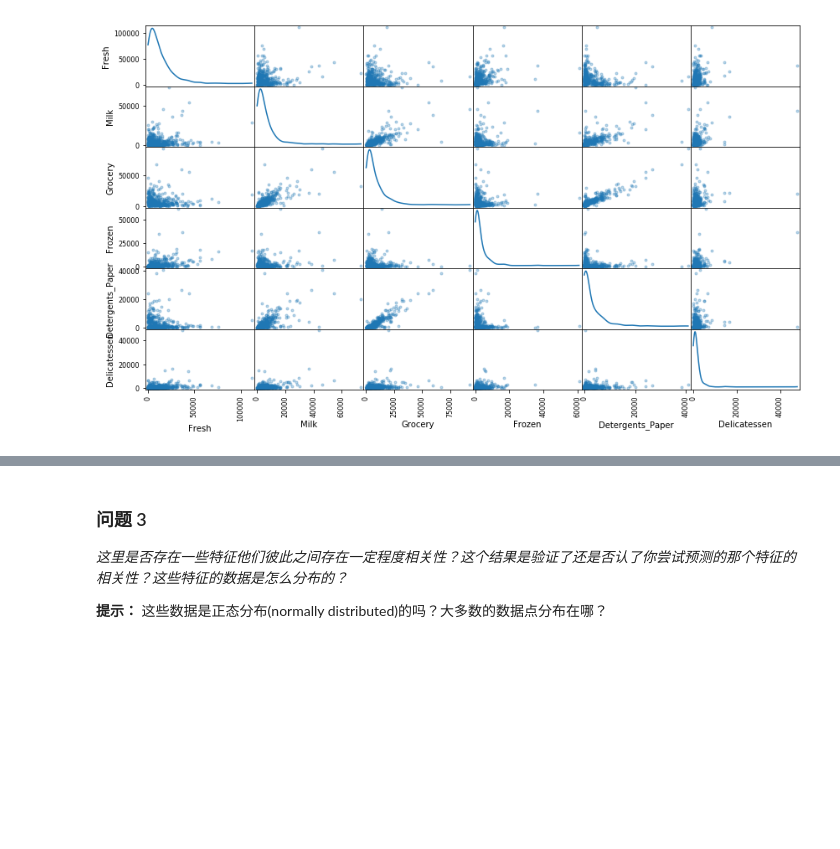
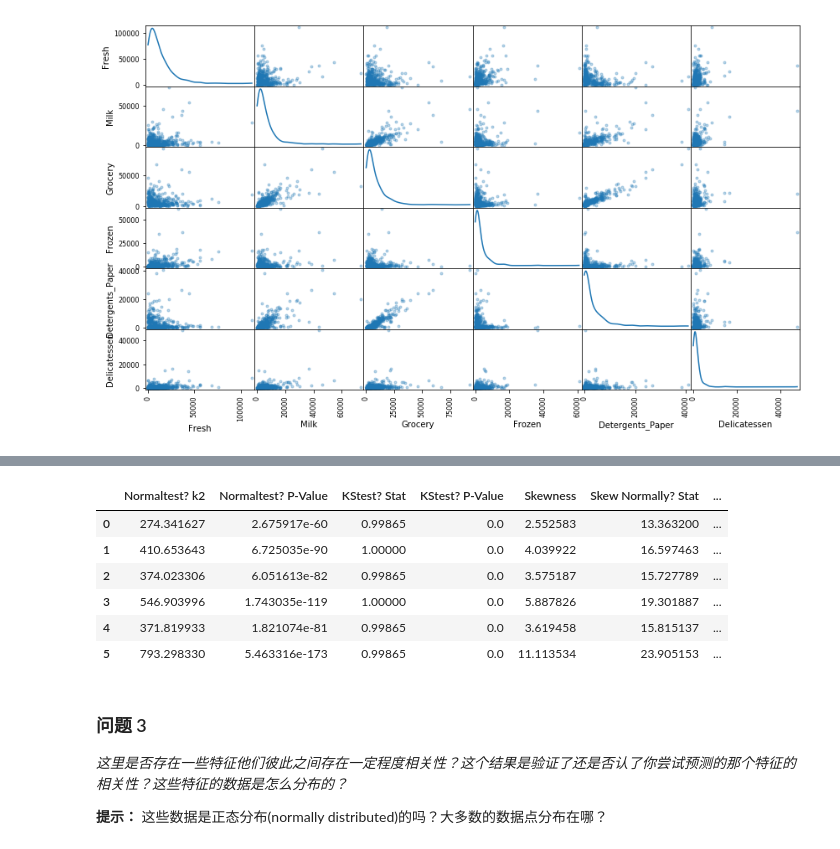
Before and after one commit to fengdasuk19/Udacity-MachineLearningNanoDegree, a Jupyter notebook: projects/customer_segments.old/customer_segments.ipynb, the cells around one changed output, grey strips where cells are left out. Saved outputs shown, nothing was run; the diff lists cells and outputs as text; code cells hidden in the pictures; blank space fills up the shorter version.

Commit message:
finish data formatting

```diff
--- a/projects/customer_segments.old/customer_segments.ipynb
+++ b/projects/customer_segments.old/customer_segments.ipynb
@@ -334,16 +334,63 @@ pd.scatter_matrix(data, alpha = 0.3, figsize = (14,8), diagonal = 'kde');
 # %%
 import scipy
 
-print scipy.stats.normaltest(data)
-print
+normaltest_k2, normaltest_p =  scipy.stats.normaltest(data)
 
-for i in data.keys():
-    print "-----**{}**-----".format(i)
-    print "{} is distributed normally? KS: {}".format(i, scipy.stats.kstest(data[i], 'norm'))
-    #print "{} is distributed normally? Anderson: {}".format(i, scipy.stats.anderson(data[i]))
-    print "{} skewness: {}".format(i, scipy.stats.skew(data[i]))
-    print "{} skewtest: {}".format(i, scipy.stats.skewtest(data[i]))
-    print "{} kurtosis: {}".format(i, scipy.stats.kurtosis(data[i]))
-    print "{} kurtosistest: {}".format(i, scipy.stats.kurtosistest(data[i]))
-    print "----------\n"
+d_sk = []
+
+for ind, i in enumerate(data.keys()):
+    tempd = {}
+
+    ks_stat, ks_p = scipy.stats.kstest(data[i], 'norm')
+    skewness = scipy.stats.skew(data[i])
+    skew_z, skew_p = scipy.stats.skewtest(data[i])
+    kurtosis = scipy.stats.kurtosis(data[i])
+    kurtosis_z, kurtosis_p = scipy.stats.kurtosistest(data[i])
+
+    tempd['Normaltest? k2'] = normaltest_k2[ind]
+    tempd['Normaltest? P-Value'] = normaltest_p[ind]
+    tempd['KStest? Stat'] = ks_stat
+    tempd['KStest? P-Value'] = ks_p
+    tempd['Skewness'] = skewness
+    tempd['Skew Normally? Stat'] = skew_z
+    tempd['Skew Normally? P-Value'] = skew_p
+    tempd['Kurtosis'] = kurtosis
+    tempd['Kurtosis Normally? Stat'] = kurtosis_z
+    tempd['Kurtosis Normally? P-Value'] = kurtosis_p
+    d_sk.append(pd.Series(tempd))
+
+#     print "-----**{}**-----".format(i)
+#     print "{} is distributed normally? KS: {}".format(i, scipy.stats.kstest(data[i], 'norm'))
+#     #print "{} is distributed normally? Anderson: {}".format(i, scipy.stats.anderson(data[i]))
+#     print "{} skewness: {}".format(i, scipy.stats.skew(data[i]))
+#     print "{} skewtest: {}".format(i, scipy.stats.skewtest(data[i]))
+#     print "{} kurtosis: {}".format(i, scipy.stats.kurtosis(data[i]))
+#     print "{} kurtosistest: {}".format(i, scipy.stats.kurtosistest(data[i]))
+#     print "----------\n"
+
+cols_normaltest = [
+    'Normaltest? k2',
+    'Normaltest? P-Value',
+    'KStest? Stat',
+    'KStest? P-Value',
+    'Skewness',
+    'Skew Normally? Stat',
+    'Skew Normally? P-Value',
+    'Kurtosis',
+    'Kurtosis Normally? Stat',
+    'Kurtosis Normally? P-Value'
+]
+
+samples = pd.DataFrame(d_sk, columns = cols_normaltest).reset_index(drop = True)
+
+print "Description for the table below"
+print "Line 0: Fresh"
+print "Line 1: Milk"
+print "Line 2: Grocery"
+print "Line 3: Frozen"
+print "Line 4: Detergents_Paper"
+print "Line 5: Delicatessen"
+display(samples)
+
+# print "有点问题，回来再处理"
 # %% [output]
@@ -367,3 +404,10 @@ Delicatessen kurtosistest: KurtosistestResult(statistic=14.894360995062465, pval
+|  | Normaltest? k2 | Normaltest? P-Value | KStest? Stat | KStest? P-Value | Skewness | Skew Normally? Stat | ... |
+| 0 | 274.341627 | 2.675917e-60 | 0.99865 | 0.0 | 2.552583 | 13.363200 | ... |
+| 1 | 410.653643 | 6.725035e-90 | 1.00000 | 0.0 | 4.039922 | 16.597463 | ... |
+| 2 | 374.023306 | 6.051613e-82 | 0.99865 | 0.0 | 3.575187 | 15.727789 | ... |
+| 3 | 546.903996 | 1.743035e-119 | 1.00000 | 0.0 | 5.887826 | 19.301887 | ... |
+| 4 | 371.819933 | 1.821074e-81 | 0.99865 | 0.0 | 3.619458 | 15.815137 | ... |
+| 5 | 793.298330 | 5.463316e-173 | 0.99865 | 0.0 | 11.113534 | 23.905153 | ... |
 # %% [markdown]
 ### 问题 3
 *这里是否存在一些特征他们彼此之间存在一定程度相关性？这个结果是验证了还是否认了你尝试预测的那个特征的相关性？这些特征的数据是怎么分布的？*
```
Also changed, not shown: parts of 2 cells of this notebook.
